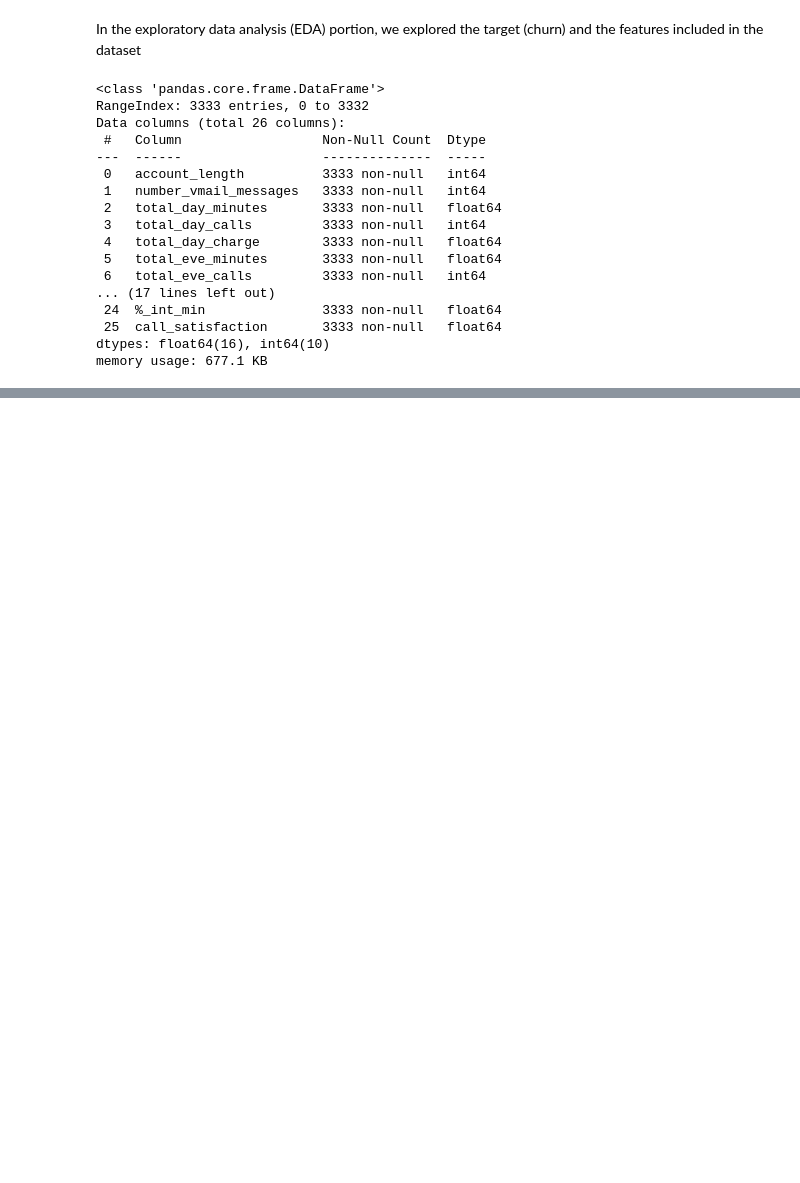
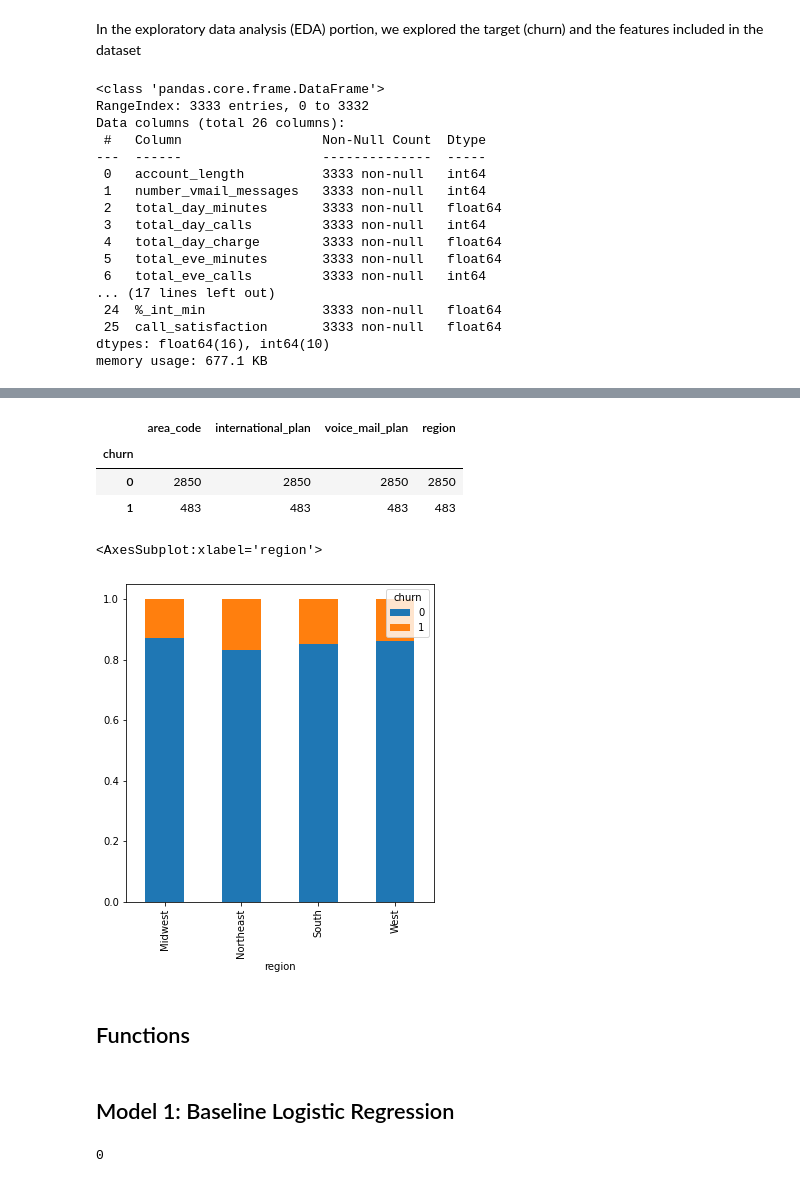
Before and after one commit to arthursjkim/SyriaTel_Customer_Churn, a Jupyter notebook: individual_notebooks/arthur_draft_v1.ipynb, the cells around one changed output, grey strips where cells are left out. Drawn from its saved outputs; the diff is of its cells as text; code cells hidden in the pictures; blank space fills up the shorter version.

```diff
--- a/individual_notebooks/arthur_draft_v1.ipynb
+++ b/individual_notebooks/arthur_draft_v1.ipynb
@@ -235,0 +275,7 @@ memory usage: 156.4+ KB
+# %%
+df_cat.groupby('churn').count()
+# %% [output]
+|  | area_code | international_plan | voice_mail_plan | region |
+| churn |  |  |  |  |
+| 0 | 2850 | 2850 | 2850 | 2850 |
+| 1 | 483 | 483 | 483 | 483 |
@@ -235,0 +288,13 @@ memory usage: 156.4+ KB
+# %%
+new_df = df[['churn', 'region']]
+df_pct = (new_df.groupby(['region', 'churn'])['region'].count()/new_df.groupby(['region'])['region'].count())
+fig, ax = plt.subplots(figsize=(5, 5))
+fig.tight_layout()
+df_pct.unstack().plot.bar(stacked=True, ax=ax)
+# %% [output]
+<AxesSubplot:xlabel='region'>
+[figure, added]
+# %% [markdown]
+## Functions
+# %% [markdown]
+## Model 1: Baseline Logistic Regression
@@ -235,0 +330,4 @@ memory usage: 156.4+ KB
+# %%
+X_test_scaled.isnull().sum().sum()
+# %% [output]
+0
```
Also changed, not shown: parts of 22 cells of this notebook.
